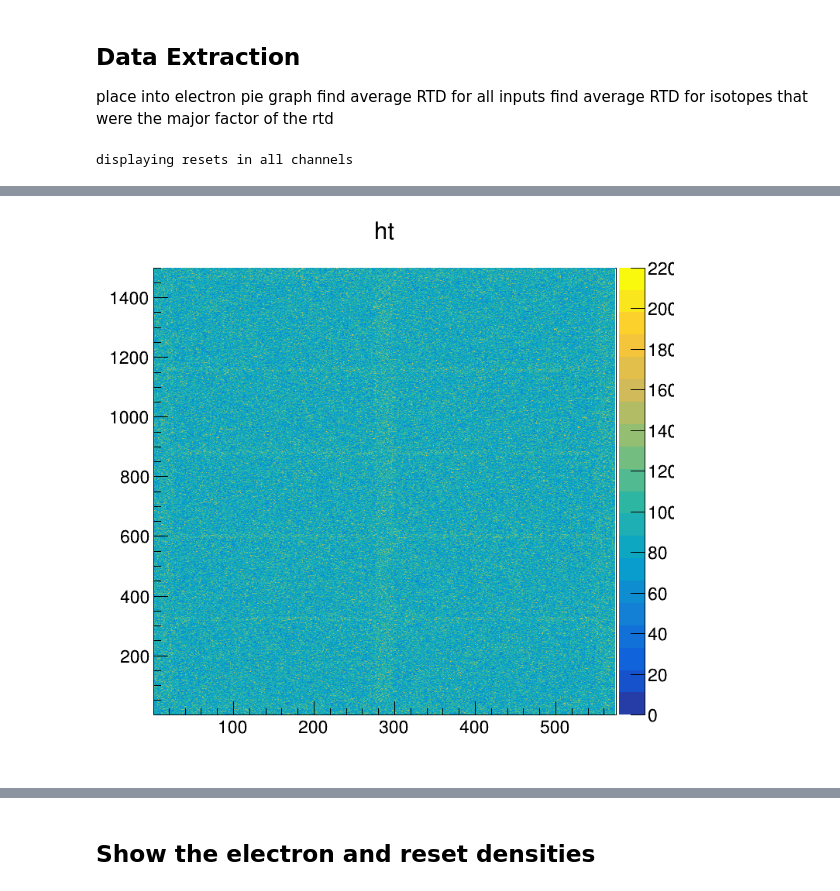
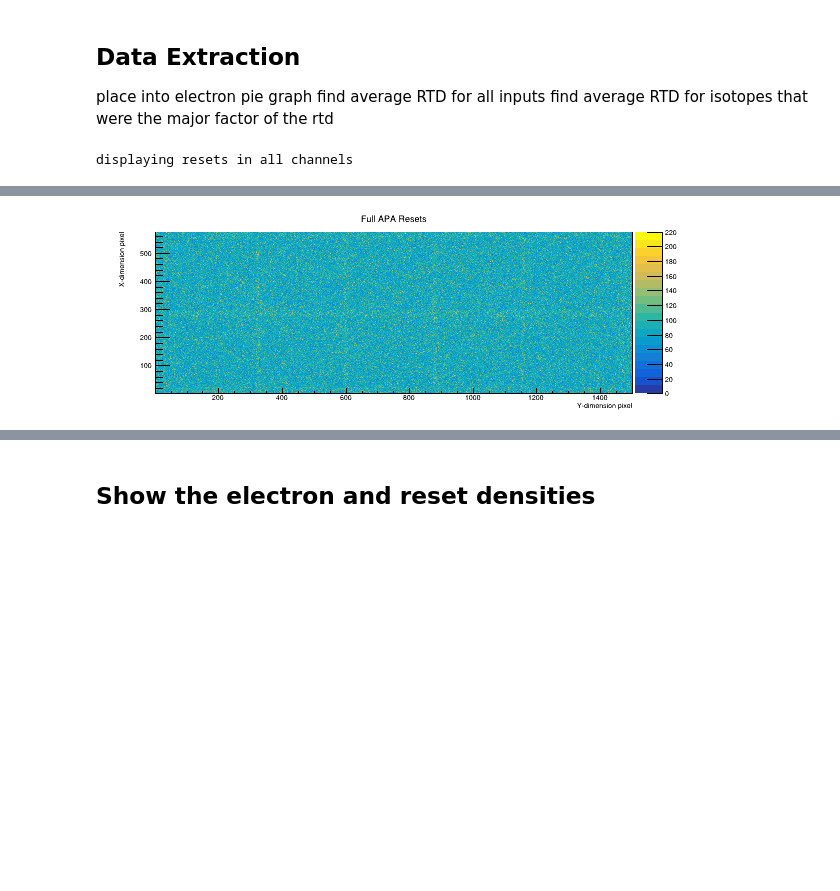
Before and after one commit to kkeefe/qpix-digital, a Jupyter notebook: simulation-rtd/hits/1ks_analysis.ipynb, the cells around one changed output, grey strips where cells are left out. Saved outputs shown, nothing was run; the diff lists cells and outputs as text; code cells hidden in the pictures; blank space fills up the shorter version.

```diff
--- a/simulation-rtd/hits/1ks_analysis.ipynb
+++ b/simulation-rtd/hits/1ks_analysis.ipynb
@@ -83,10 +83,14 @@ find average RTD for all inputs
 find average RTD for isotopes that were the major factor of the rtd
 # %%
 print("displaying resets in all channels")
-c = ROOT.TCanvas("c1", "c1", 750, 750)
-h = rdf.Histo2D(("h", "ht", int(max_x), 1., max_x, int(max_y), 1., max_y), "pixel_x", "pixel_y")
+c = ROOT.TCanvas("c1", "c1", 600, 230)
+h = rdf.Histo2D(("h", "ht", int(max_y), 1., max_y, int(max_x), 1., max_x), "pixel_y", "pixel_x")
 h.Draw("colz")
+h.SetTitle("Full APA Resets")
 c.Draw()
+h.GetXaxis().SetTitle("Y-dimension pixel")
+h.GetYaxis().SetTitle("X-dimension pixel")
+c.SaveAs("./pdfs/fullApaResets.png")
 # ROOT.c1.Draw()
 # h = savehist(h)
 # %% [output]
@@ -95,4 +99,4 @@ Warning in <TCanvas::Constructor>: Deleting canvas with same name: c1
-[figure, old version]
+[figure, new version]
 # %%
 c = ROOT.TCanvas("c", "c", 1450, 550)
 c.Divide(2,1)
```
Also changed, not shown: parts of 2 cells of this notebook, 12 other files.
